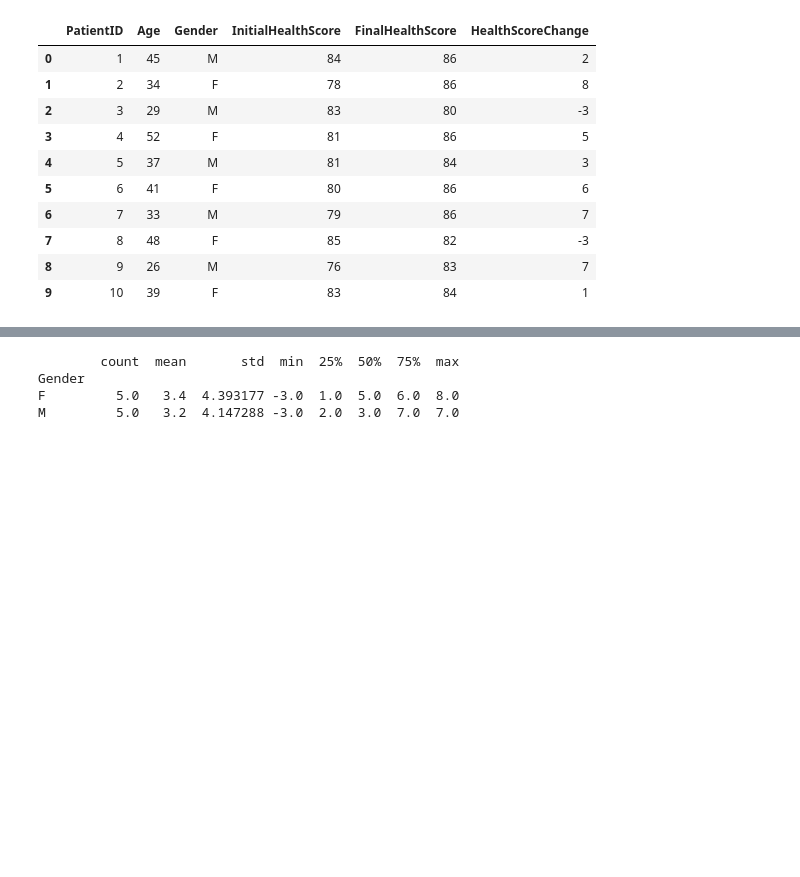
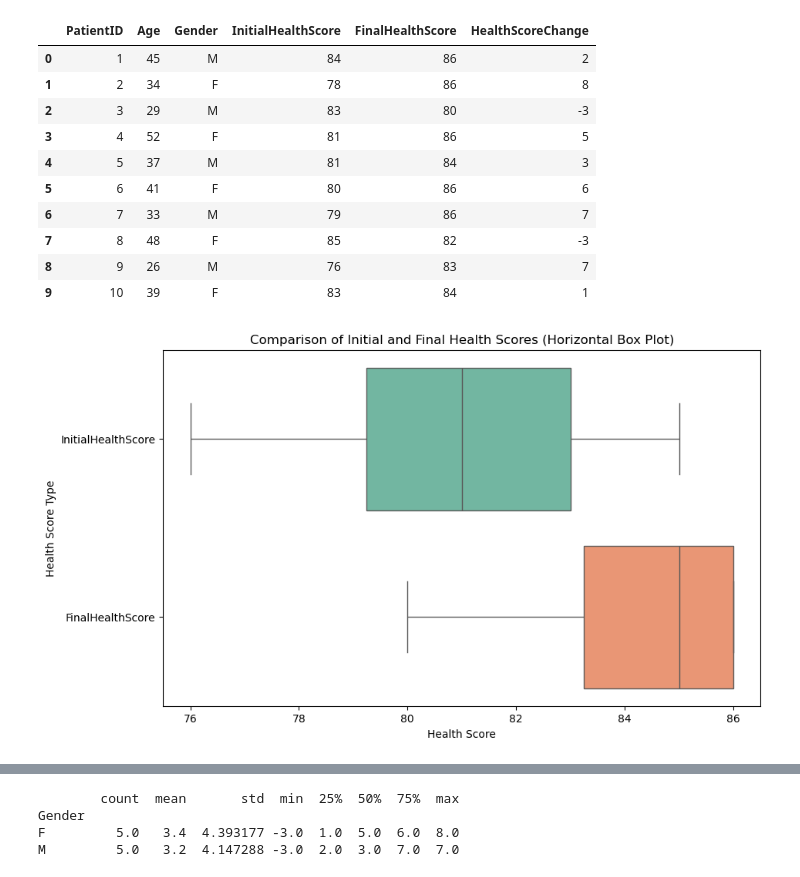
Before and after one commit to LucaPiccone/sta130, a Jupyter notebook: HW/HW_04.ipynb, the cells around one changed output, grey strips where cells are left out. Cells and saved outputs as stored; diff of their text form; code cells hidden in the pictures; blank space fills up the shorter version.

```diff
--- a/HW/HW_04.ipynb
+++ b/HW/HW_04.ipynb
@@ -473,3 +475,24 @@ df
 | 7 | 8 | 48 | F | 85 | 82 | -3 |
 | 8 | 9 | 26 | M | 76 | 83 | 7 |
 | 9 | 10 | 39 | F | 83 | 84 | 1 |
+# %%
+import seaborn as sns
+import matplotlib.pyplot as plt
+
+# Prepare the data in long format for better comparison in Seaborn
+df_long = df.melt(id_vars='PatientID', value_vars=['InitialHealthScore', 'FinalHealthScore'],
+                  var_name='HealthScoreType', value_name='HealthScore')
+
+# Create the horizontal box plot with `hue` set to `HealthScoreType`
+plt.figure(figsize=(10, 6))
+sns.boxplot(y='HealthScoreType', x='HealthScore', data=df_long, hue='HealthScoreType', palette='Set2', legend=False)
+
+# Add labels and title
+plt.ylabel('Health Score Type')
+plt.xlabel('Health Score')
+plt.title('Comparison of Initial and Final Health Scores (Horizontal Box Plot)')
+
+# Display the plot
+plt.show()
+# %% [output]
+[figure, added]
```
Also changed, not shown: parts of 12 cells of this notebook, 1 other file.
